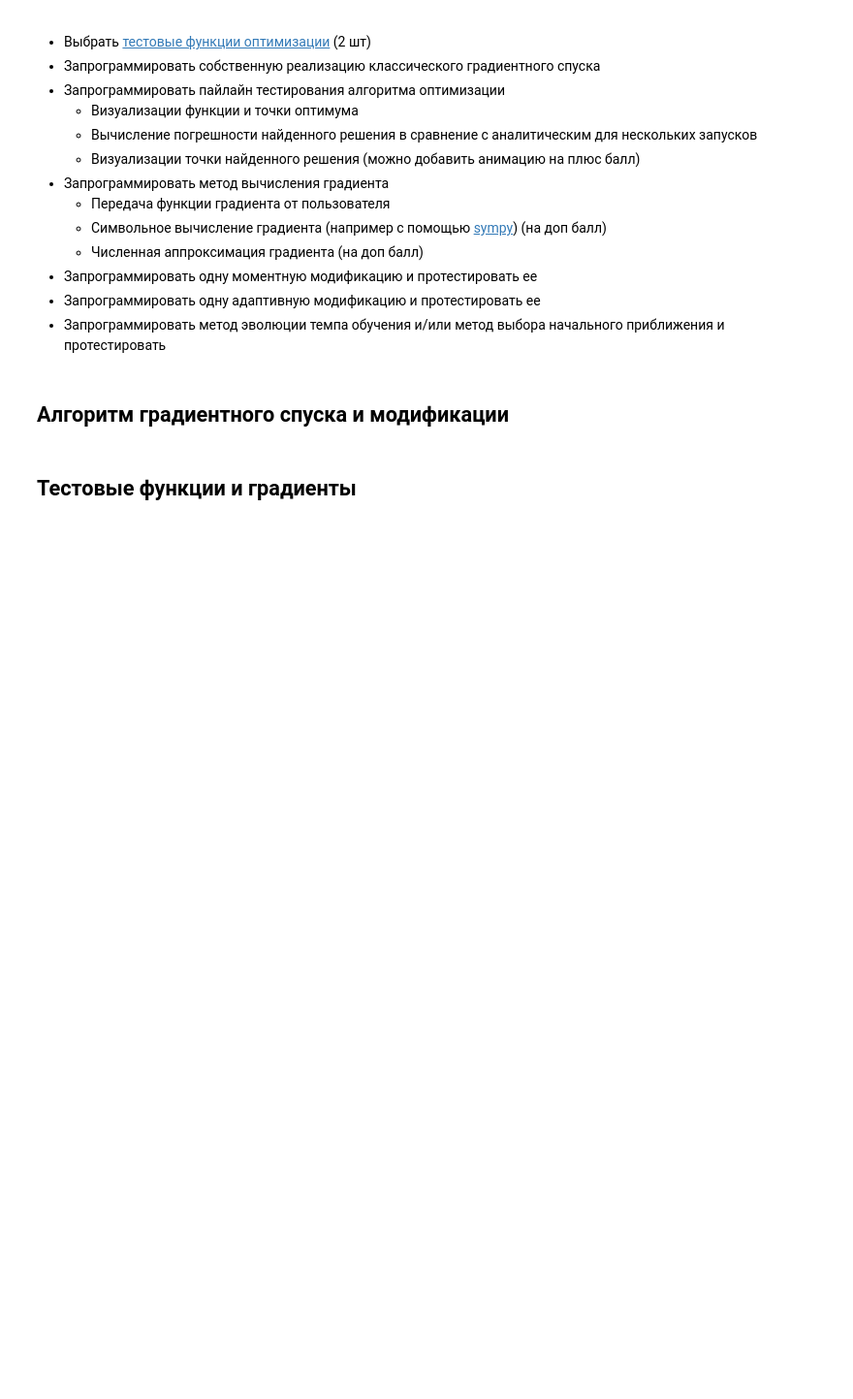
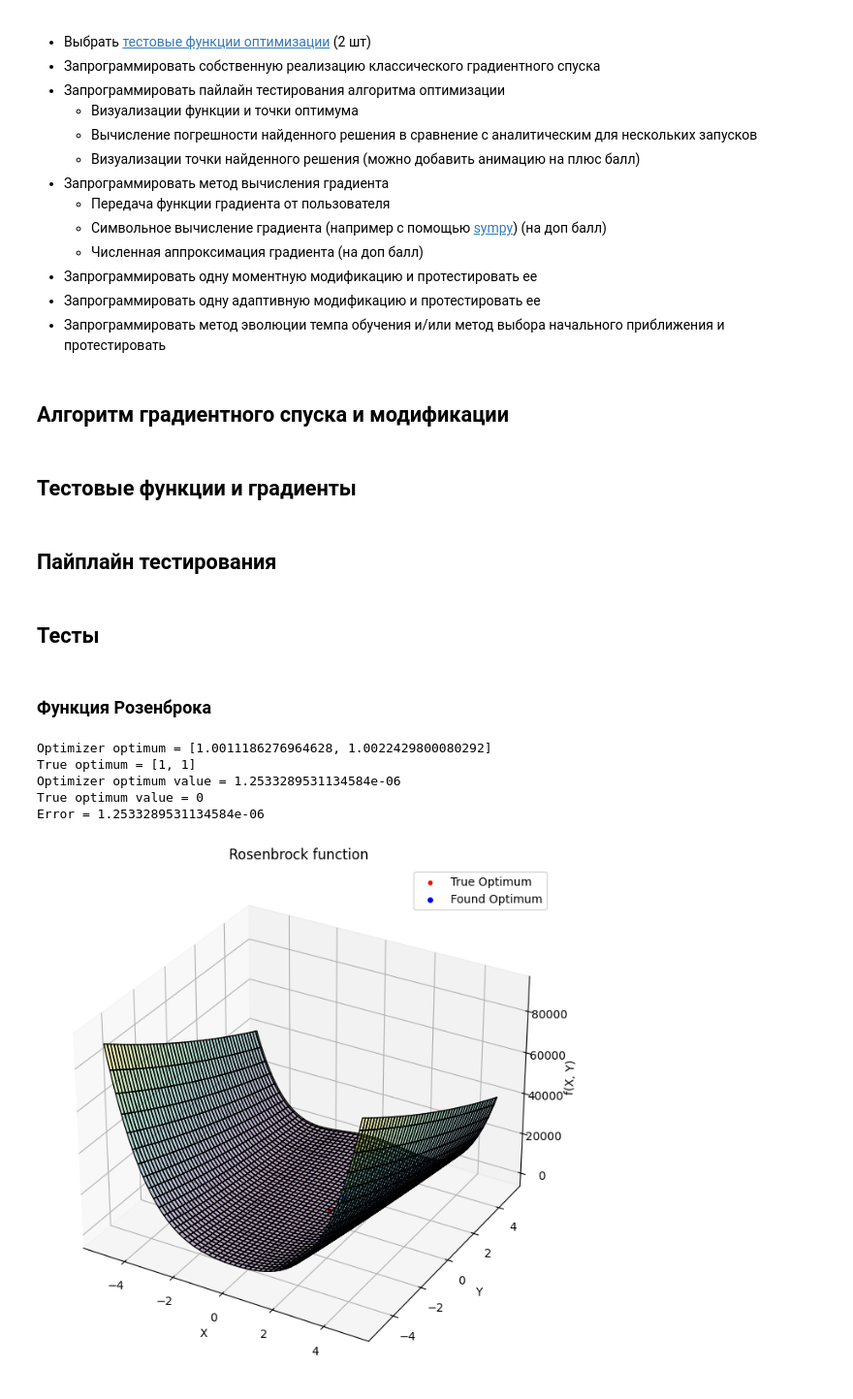
Before and after one commit to pyMakSid/AI_Fundamentals_SidorovM, a Jupyter notebook: lab_1.ipynb, the cells around one changed output. Shown at 97% size. Drawn from its saved outputs; the diff is of its cells as text; code cells hidden in the pictures; blank space fills up the shorter version.

```diff
--- a/lab_1.ipynb
+++ b/lab_1.ipynb
@@ -98,0 +97,51 @@ def himmelblau_grad(x, y):
+# %% [markdown]
+## Пайплайн тестирования
+# %%
+def test_func(optimizer, func, grad_func,  x_init, true_optimum, lable):
+    optimal_x = list(optimizer(grad_func ,x_init))
+    print('Optimizer optimum =', optimal_x)
+    print('True optimum =', true_optimum)
+    optimizer_optimum_value = func(*optimal_x)
+    true_optimum_value = func(*true_optimum)
+    print('Optimizer optimum value =', optimizer_optimum_value)
+    print('True optimum value =', true_optimum_value)
+    print('Error =', np.abs(optimizer_optimum_value - true_optimum_value))
+    plot_function(func, true_optimum, optimal_x, lable)
+
+
+def plot_function(func, true_optimum, optimal_x, name):
+    x = np.linspace(-5, 5, 100)
+    y = np.linspace(-5, 5, 100)
+    X, Y = np.meshgrid(x, y)
+    Z = func(X, Y)
+
+    true_optimum_value = func(true_optimum[0], true_optimum[1])
+
+    fig = plt.figure(figsize=(12, 8))
+    plot = fig.add_subplot(111, projection='3d')
+    plot.plot_surface(X, Y, Z, cmap='viridis', edgecolor='k', alpha=0.3)
+    plot.scatter(true_optimum, true_optimum_value, color='red', s=10, label="True Optimum")
+
+    z = func(*optimal_x)
+    plot.scatter(optimal_x[0], optimal_x[1], z, color='blue', s=15, label=f"Found Optimum")
+
+    plot.set_title(name)
+    plot.set_xlabel('X')
+    plot.set_ylabel("Y")
+    plot.set_zlabel("f(X, Y)")
+    plot.legend()
+
+    plt.show()
+# %% [markdown]
+## Тесты
+# %% [markdown]
+### Функция Розенброка
+# %%
+test_func(gradient_descent, rosenbrock, rosenbrock_grad, [2, 2], rosenbrock_optimum(), "Rosenbrock function")
+# %% [output]
+Optimizer optimum = [1.0011186276964628, 1.0022429800080292]
+True optimum = [1, 1]
+Optimizer optimum value = 1.2533289531134584e-06
+True optimum value = 0
+Error = 1.2533289531134584e-06
+[figure, added]
```
Also changed, not shown: parts of 13 cells of this notebook, 2 other files.
